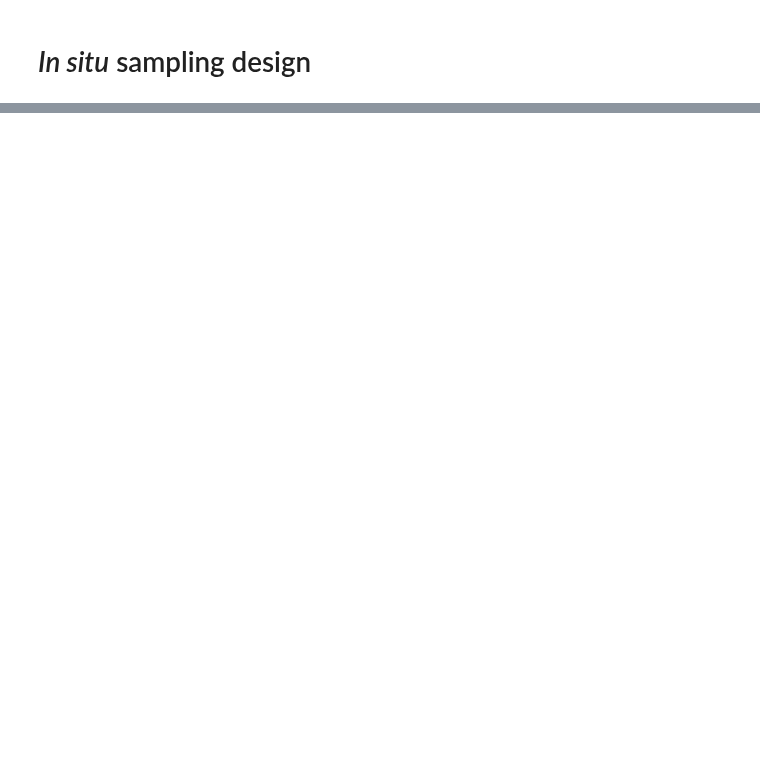
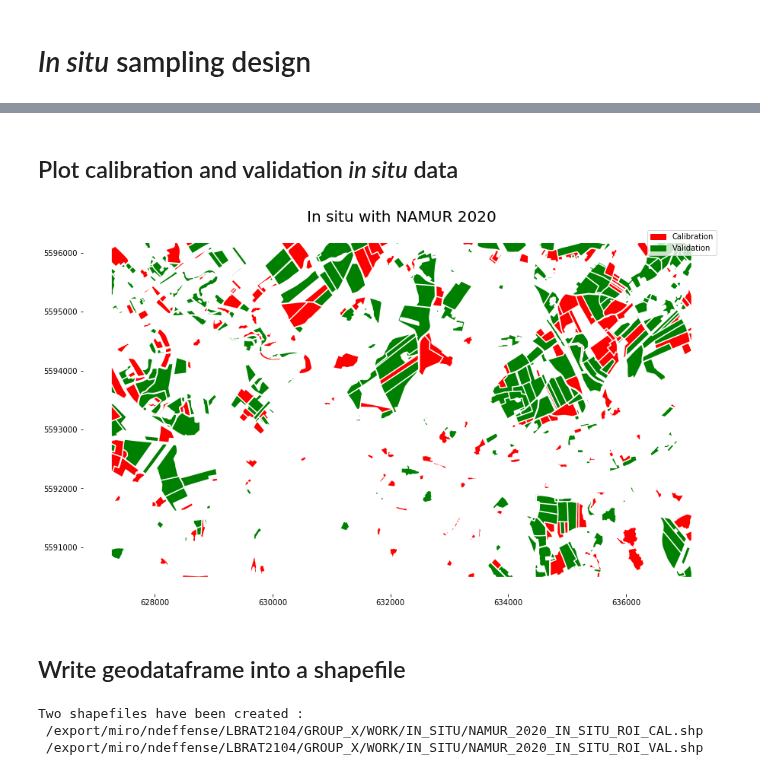
Before and after one commit to nicolasdeffense/eo-toolbox, a Jupyter notebook: notebooks/7_Classification/in_situ_sampling_design.ipynb, the cells around one changed output, grey strips where cells are left out. Cells and saved outputs as stored; diff of their text form; code cells hidden in the pictures; blank space fills up the shorter version.

```diff
--- a/notebooks/7_Classification/in_situ_sampling_design.ipynb
+++ b/notebooks/7_Classification/in_situ_sampling_design.ipynb
@@ -355,0 +48,6 @@ classes_strategy_all.to_csv(csv_strategies, index=False, sep=';')
+# %%
+in_situ_file = f'{in_situ_path}{site}_{year}_IN_SITU_ROI_prepared.shp'
+
+gdf = gpd.read_file(in_situ_file)
+
+display(gdf.head())
@@ -355,0 +67,6 @@ classes_strategy_all.to_csv(csv_strategies, index=False, sep=';')
+# %%
+gdf['crop_pix'] = gdf.groupby(field_classif_code)['pix_count'].transform('sum')
+
+gdf['pix_ratio'] = gdf['crop_pix'] / gdf['pix_count'].sum()
+
+display(gdf.head())
@@ -355,0 +86,12 @@ classes_strategy_all.to_csv(csv_strategies, index=False, sep=';')
+# %%
+gdf['strategy'] = np.where(gdf['pix_count'] < pix_best, 3,
+                           np.where(gdf['pix_ratio'] >= pix_ratio_hi, 1, 2))
+
+
+# Build a table to summarize the strategy assign to each class
+
+df = gdf[[field_classif_code,field_classif_name,'crop_pix','pix_ratio','strategy']].drop_duplicates()
+
+df = df[df['strategy'] != 3].sort_values('pix_ratio', ascending=False)
+
+display(df)
@@ -355,0 +169,38 @@ classes_strategy_all.to_csv(csv_strategies, index=False, sep=';')
+# %% [markdown]
+## Plot calibration and validation *in situ* data
+# %%
+fig, ax = plt.subplots(1, 1, figsize=(15,15))
+
+cal_gdf.plot(ax=ax,
+            color='red')
+
+val_gdf.plot(ax=ax,
+            color='green')
+
+ax.set_title(f'In situ with {site} {year}',fontsize=20)
+
+cal_patch = mpatches.Patch(color='red', label='Calibration')
+val_patch = mpatches.Patch(color='green', label='Validation')
+
+
+plt.legend(handles=[cal_patch, val_patch])
+
+plt.box(False)
+# %% [output]
+[figure, added]
+# %% [markdown]
+## Write geodataframe into a shapefile
+# %%
+in_situ_cal_file = f'{in_situ_path}{site}_{year}_IN_SITU_ROI_CAL.shp'
+in_situ_val_file = f'{in_situ_path}{site}_{year}_IN_SITU_ROI_VAL.shp'
+
+
+cal_gdf.to_file(in_situ_cal_file)
+val_gdf.to_file(in_situ_val_file)
+
+
+print(f'Two shapefiles have been created :\n {in_situ_cal_file} \n {in_situ_val_file}')
+# %% [output]
+Two shapefiles have been created :
+ /export/miro/ndeffense/LBRAT2104/GROUP_X/WORK/IN_SITU/NAMUR_2020_IN_SITU_ROI_CAL.shp
+ /export/miro/ndeffense/LBRAT2104/GROUP_X/WORK/IN_SITU/NAMUR_2020_IN_SITU_ROI_VAL.shp
```
Also changed, not shown: parts of 40 cells of this notebook, 8 other files.
